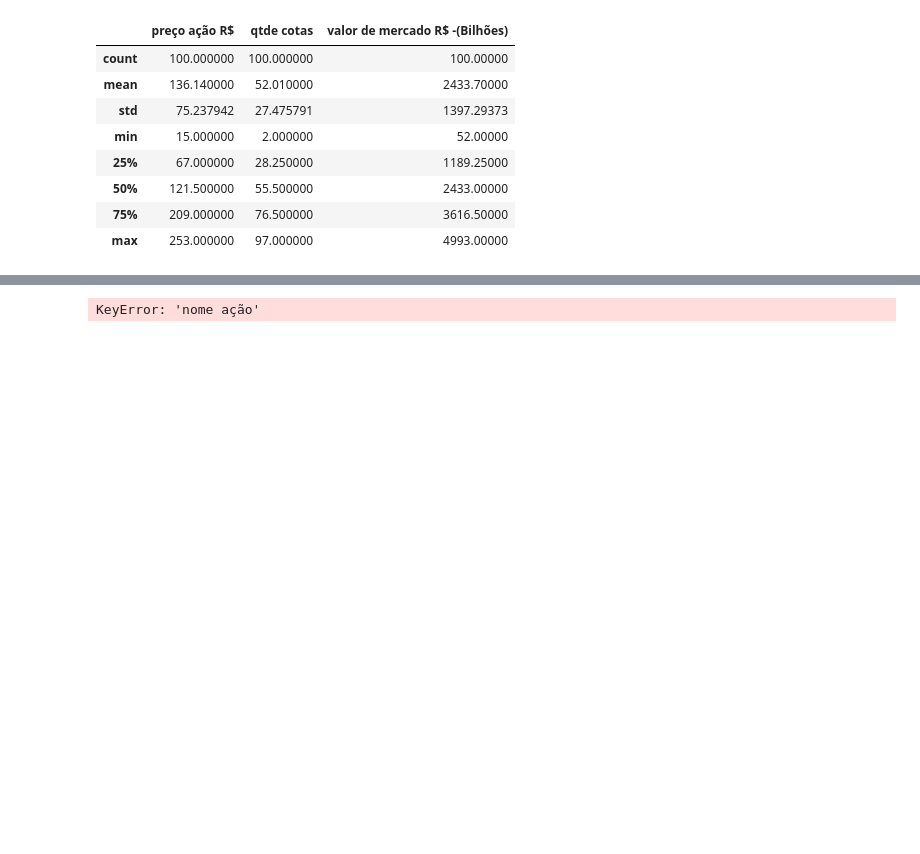
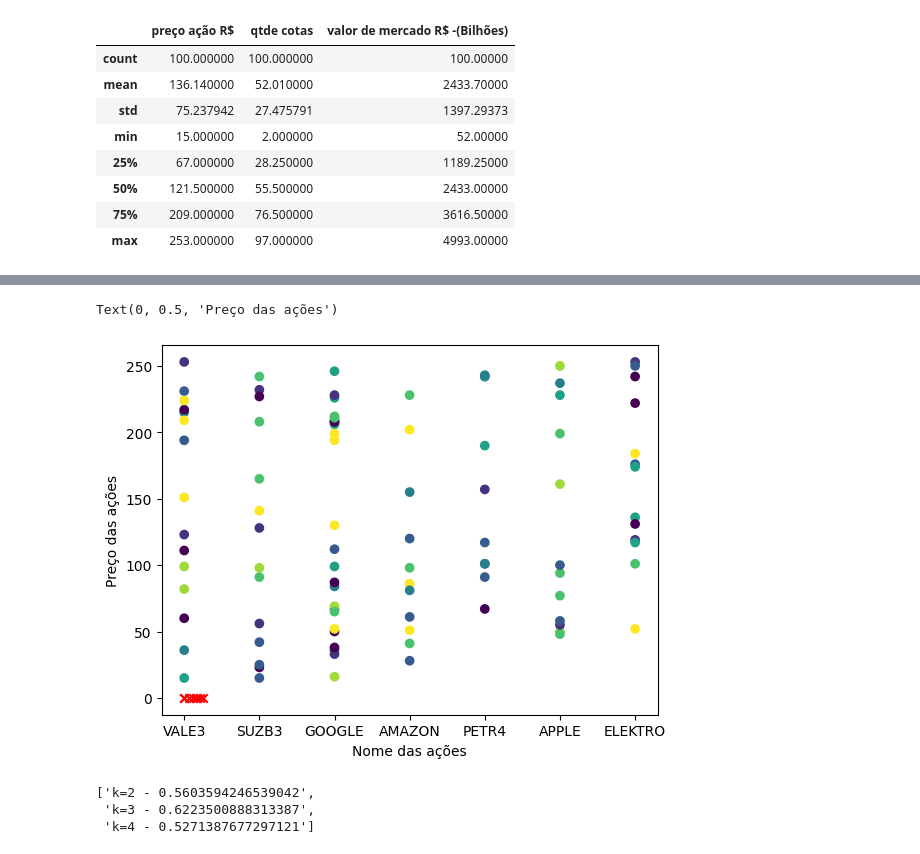
Before and after one commit to Godooih/IA, a Jupyter notebook: Somativa/Codigo/codigo.ipynb, the cells around one changed output, grey strips where cells are left out. Saved outputs shown, nothing was run; the diff lists cells and outputs as text; code cells hidden in the pictures; blank space fills up the shorter version.

```diff
--- a/Somativa/Codigo/codigo.ipynb
+++ b/Somativa/Codigo/codigo.ipynb
@@ -46,3 +46,8 @@ dados.describe()
 | 50% | 121.500000 | 55.500000 | 2433.00000 |
 | 75% | 209.000000 | 76.500000 | 3616.50000 |
 | max | 253.000000 | 97.000000 | 4993.00000 |
+# %%
+dados.info()# verificando se tem dados invalido
+#Renomeando o nome da coluna
+colunas={'nome ação':'Simbolo'}
+dados.rename(columns=colunas,inplace=True)
@@ -49,10 +76,10 @@ dados.describe()
 # %%
 #transformando o nome da ação em string ao inves de object
-dados['nome ação'] = dados['nome ação'].astype(str)
+dados['Simbolo'] = dados['Simbolo'].astype(str)
 # %%
-dados = pd.get_dummies(dados,columns=['nome ação'],drop_first=True)
+dados_n = pd.get_dummies(dados,columns=['Simbolo'],drop_first=True)
 # %%
 #Aplicando o KMeans
-kmeans = KMeans(n_clusters=4)
-kmeans.fit(dados)
+kmeans = KMeans(n_clusters=8)
+kmeans.fit(dados_n)
 # %% [output]
@@ -70,7 +113,8 @@ centroids = kmeans.cluster_centers_
 # %%
-plt.scatter(dados['nome ação'],dados['valor ação'],c=labels)
+plt.scatter(dados['Simbolo'],dados['preço ação R$'],c=labels)
 plt.scatter(centroids[:,4],centroids[:,4],marker='x',color='red')
 plt.xlabel('Nome das ações')
 plt.ylabel('Preço das ações')
 # %% [output]
-KeyError: 'nome ação'
+Text(0, 0.5, 'Preço das ações')
+[figure, added]
@@ -76,0 +140,7 @@ KeyError: 'nome ação'
+# %%
+silhueta, inercia = avaliacao(dados_n)
+silhueta
+# %% [output]
+['k=2 - 0.5603594246539042',
+ 'k=3 - 0.6223500888313387',
+ 'k=4 - 0.5271387677297121']
```
Also changed, not shown: parts of 11 cells of this notebook.
